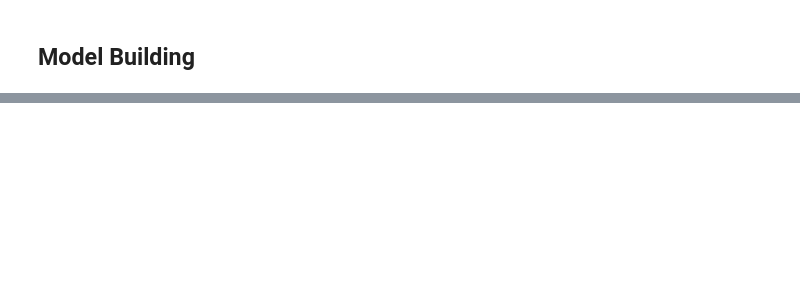
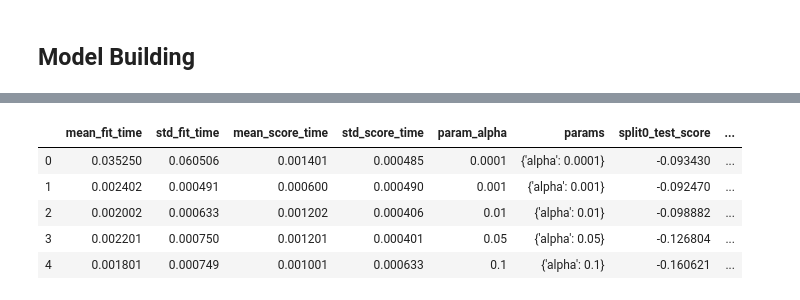
Before and after one commit to singh-manvinder/house_price_prediction, a Jupyter notebook: solution.ipynb, the cells around one changed output, grey strips where cells are left out. Saved outputs shown, nothing was run; the diff lists cells and outputs as text; code cells hidden in the pictures; blank space fills up the shorter version.

```diff
--- a/solution.ipynb
+++ b/solution.ipynb
@@ -542,0 +548,12 @@ plt.show()
+# %%
+params = {'alpha': [0.0001, 0.001, 0.01, 0.05, 0.1,
+ 0.2, 0.3, 0.4, 0.5, 0.6, 0.7, 0.8, 0.9, 1.0, 2.0, 3.0,
+ 4.0, 5.0, 6.0, 7.0, 8.0, 9.0, 10.0, 20, 50, 100, 500, 1000 ]}
+# %%
+lasso = Lasso()
+
+model_cv = GridSearchCV(estimator=lasso, param_grid=params,
+                        scoring='neg_mean_absolute_error', cv=5,
+                        return_train_score=True, verbose=1)
+
+model_cv.fit(X_train, y_train)
@@ -542,0 +576,10 @@ plt.show()
+# %%
+cv_results = pd.DataFrame(model_cv.cv_results_)
+cv_results.head()
+# %% [output]
+|  | mean_fit_time | std_fit_time | mean_score_time | std_score_time | param_alpha | params | split0_test_score | ... |
+| 0 | 0.035250 | 0.060506 | 0.001401 | 0.000485 | 0.0001 | {'alpha': 0.0001} | -0.093430 | ... |
+| 1 | 0.002402 | 0.000491 | 0.000600 | 0.000490 | 0.001 | {'alpha': 0.001} | -0.092470 | ... |
+| 2 | 0.002002 | 0.000633 | 0.001202 | 0.000406 | 0.01 | {'alpha': 0.01} | -0.098882 | ... |
+| 3 | 0.002201 | 0.000750 | 0.001201 | 0.000401 | 0.05 | {'alpha': 0.05} | -0.126804 | ... |
+| 4 | 0.001801 | 0.000749 | 0.001001 | 0.000633 | 0.1 | {'alpha': 0.1} | -0.160621 | ... |
```
Also changed, not shown: parts of 8 cells of this notebook.
